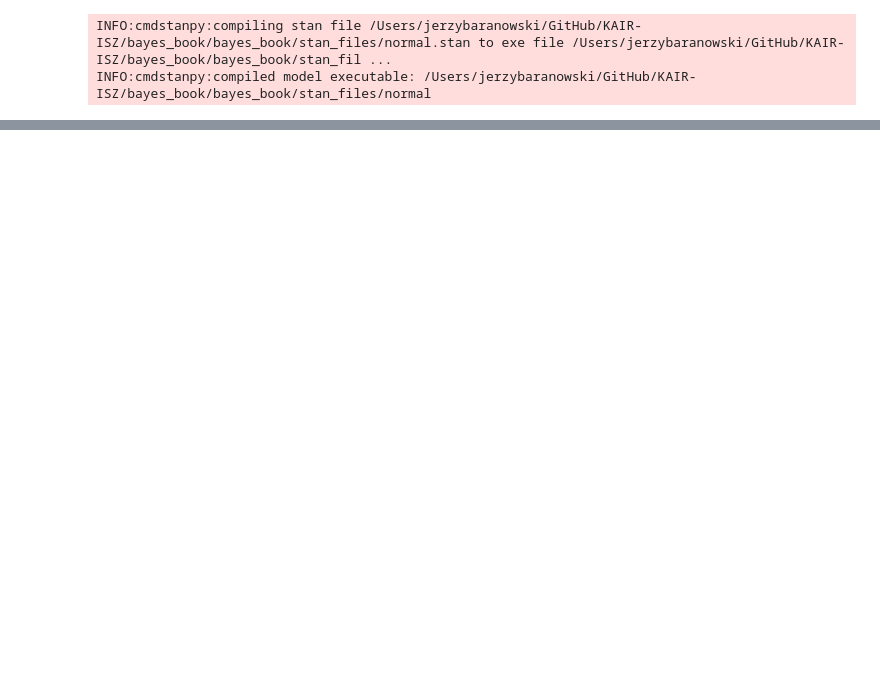
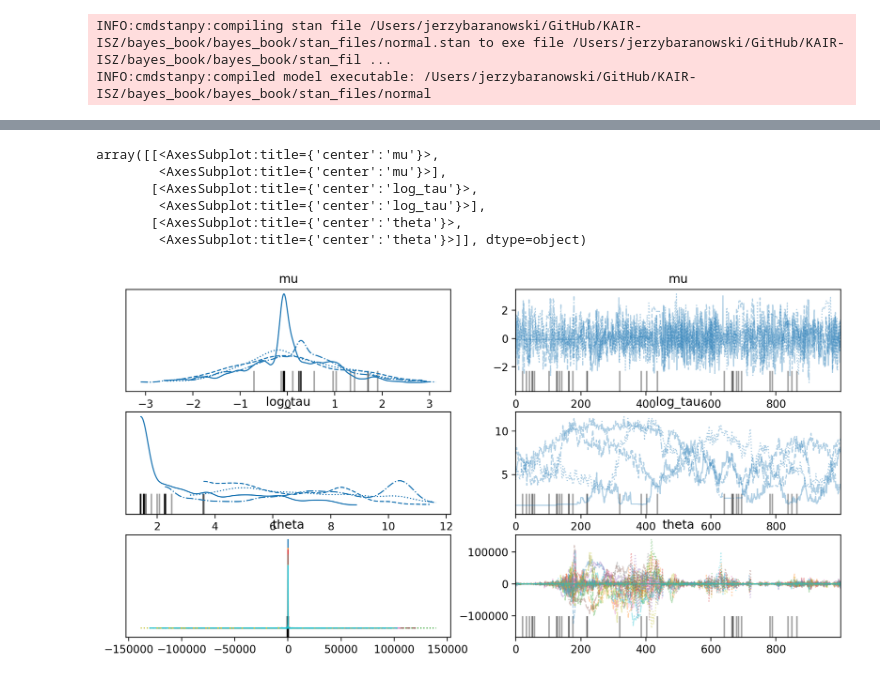
Before and after one commit to KAIR-ISZ/bayes_book, a Jupyter notebook: bayes_book/notebooks/chapter_72.ipynb, the cells around one changed output, grey strips where cells are left out. Saved outputs shown, nothing was run; the diff lists cells and outputs as text; code cells hidden in the pictures; blank space fills up the shorter version.

```diff
--- a/bayes_book/notebooks/chapter_72.ipynb
+++ b/bayes_book/notebooks/chapter_72.ipynb
@@ -55,0 +146,2 @@ x86_64-apple-darwin13.4.0-clang++ -march=core2 -mtune=haswell -mssse3 -ftree-vec
+# %%
+result_fun = model_fun.sample(data={'D':12},output_dir='')
@@ -55,0 +205,10 @@ x86_64-apple-darwin13.4.0-clang++ -march=core2 -mtune=haswell -mssse3 -ftree-vec
+# %%
+az.plot_trace(result_fun)
+# %% [output]
+array([[<AxesSubplot:title={'center':'mu'}>,
+        <AxesSubplot:title={'center':'mu'}>],
+       [<AxesSubplot:title={'center':'log_tau'}>,
+        <AxesSubplot:title={'center':'log_tau'}>],
+       [<AxesSubplot:title={'center':'theta'}>,
+        <AxesSubplot:title={'center':'theta'}>]], dtype=object)
+[figure, added]
```
Also changed, not shown: parts of 27 cells of this notebook, 4 other files.
